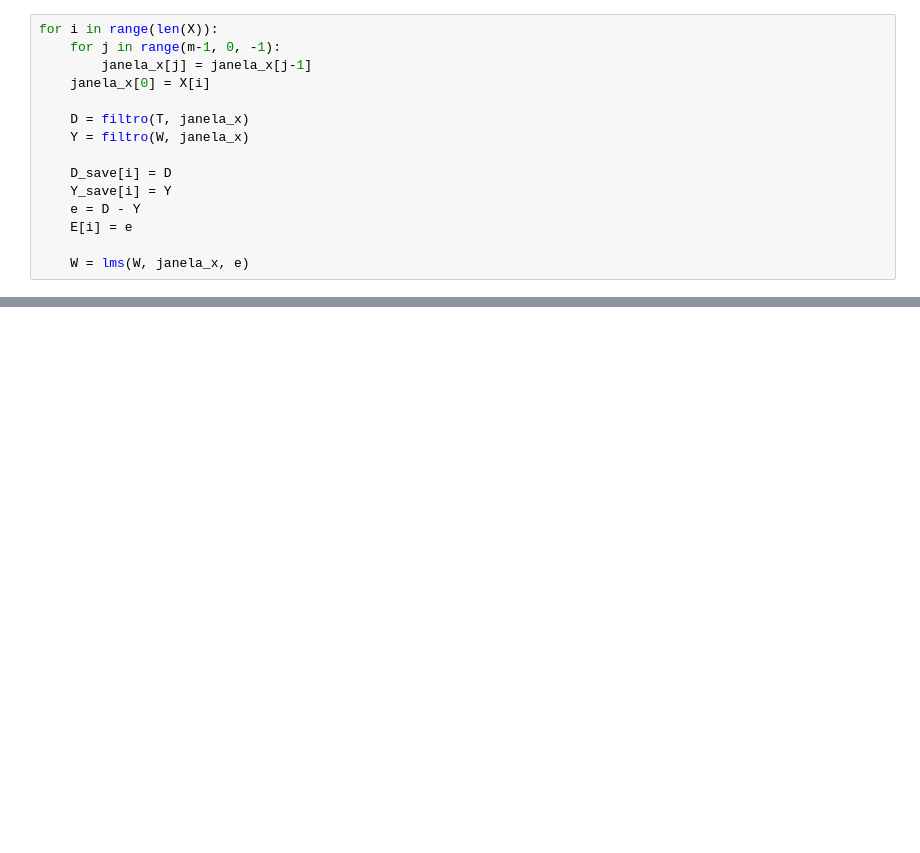
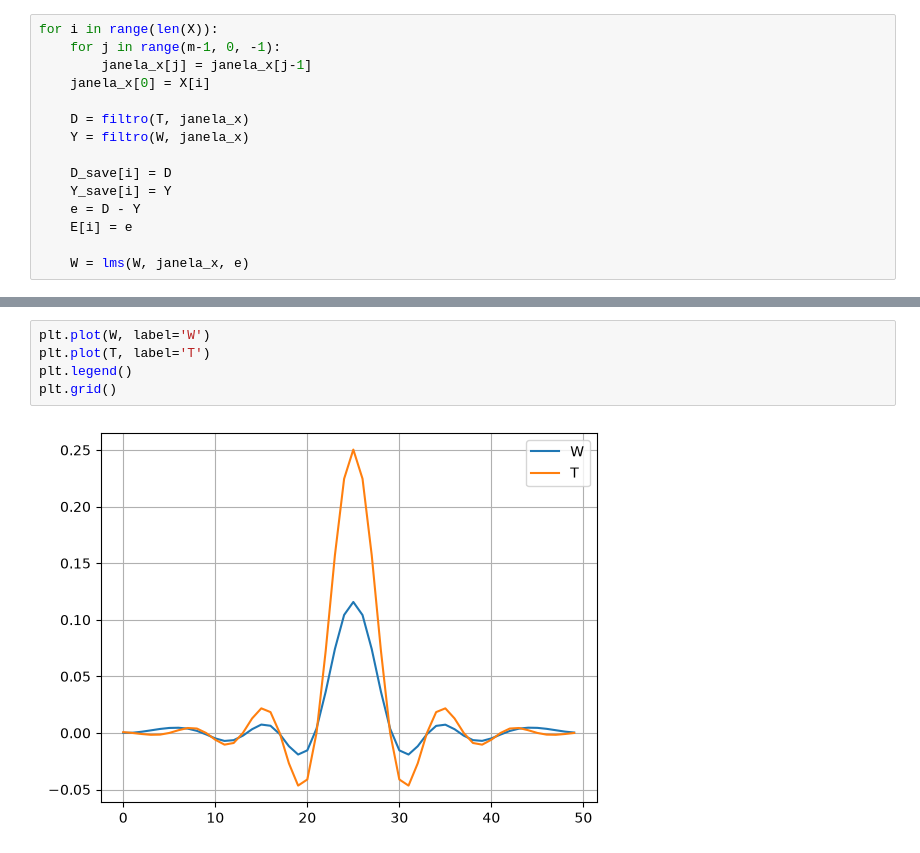
Before and after one commit to lefontouras/linse, a Jupyter notebook: filtro adaptativo/filtro_adaptativo.ipynb, the cells around one changed output, grey strips where cells are left out. Saved outputs shown, nothing was run; the diff lists cells and outputs as text; blank space fills up the shorter version.

```diff
--- a/filtro adaptativo/filtro_adaptativo.ipynb
+++ b/filtro adaptativo/filtro_adaptativo.ipynb
@@ -102,3 +101,10 @@ plt.grid()
+# %%
+plt.plot(W, label='W')
+plt.plot(T, label='T')
+plt.legend()
+plt.grid()
+# %% [output]
+[figure, added]
 # %%
 plt.plot(D_save, label='D')
 plt.plot(Y_save, label='Y')
```
Also changed, not shown: parts of 3 cells of this notebook, 2 other files.
